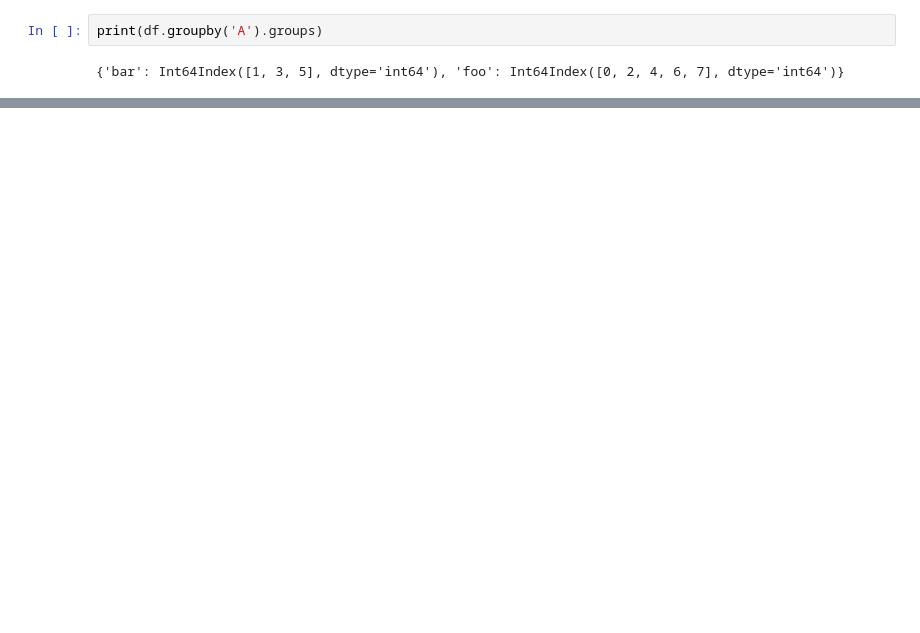
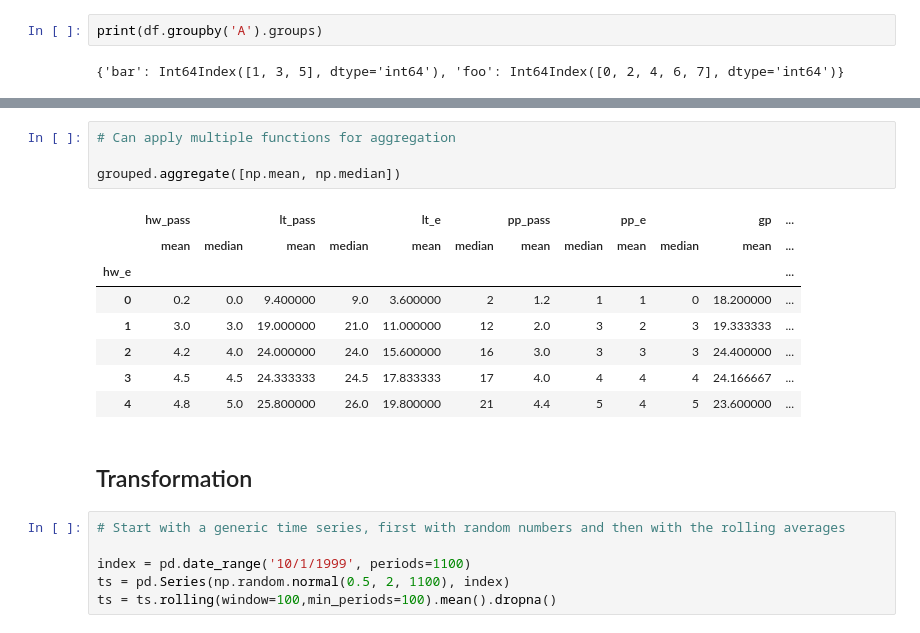
Before and after one commit to RobertTalbert/discretelinearcomputing, a Jupyter notebook: pandas/Group_by.ipynb, the cells around one changed output, grey strips where cells are left out. Saved outputs shown, nothing was run; the diff lists cells and outputs as text; blank space fills up the shorter version.

```diff
--- a/pandas/Group_by.ipynb
+++ b/pandas/Group_by.ipynb
@@ -119,0 +279,21 @@ print(df.groupby(['A','B']).groups)
+# %%
+# Can apply multiple functions for aggregation
+
+grouped.aggregate([np.mean, np.median])
+# %% [output]
+|  | hw_pass |  | lt_pass |  | lt_e |  | pp_pass |  | pp_e |  | gp | ... |
+|  | mean | median | mean | median | mean | median | mean | median | mean | median | mean | ... |
+| hw_e |  |  |  |  |  |  |  |  |  |  |  | ... |
+| 0 | 0.2 | 0.0 | 9.400000 | 9.0 | 3.600000 | 2 | 1.2 | 1 | 1 | 0 | 18.200000 | ... |
+| 1 | 3.0 | 3.0 | 19.000000 | 21.0 | 11.000000 | 12 | 2.0 | 3 | 2 | 3 | 19.333333 | ... |
+| 2 | 4.2 | 4.0 | 24.000000 | 24.0 | 15.600000 | 16 | 3.0 | 3 | 3 | 3 | 24.400000 | ... |
+| 3 | 4.5 | 4.5 | 24.333333 | 24.5 | 17.833333 | 17 | 4.0 | 4 | 4 | 4 | 24.166667 | ... |
+| 4 | 4.8 | 5.0 | 25.800000 | 26.0 | 19.800000 | 21 | 4.4 | 5 | 4 | 5 | 23.600000 | ... |
+# %% [markdown]
+## Transformation
+# %%
+# Start with a generic time series, first with random numbers and then with the rolling averages
+
+index = pd.date_range('10/1/1999', periods=1100)
+ts = pd.Series(np.random.normal(0.5, 2, 1100), index)
+ts = ts.rolling(window=100,min_periods=100).mean().dropna()
```
Also changed, not shown: parts of 36 cells of this notebook, 7 other files.
